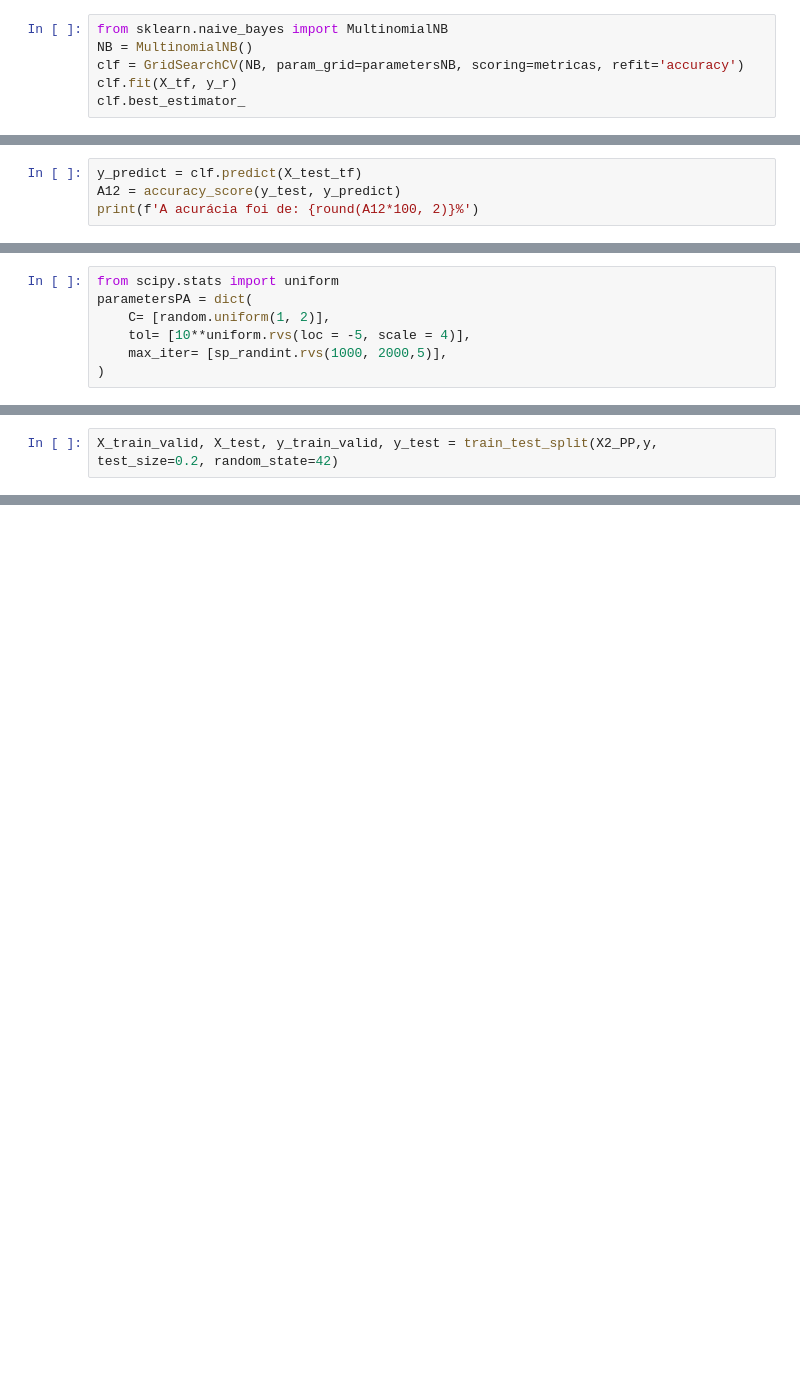
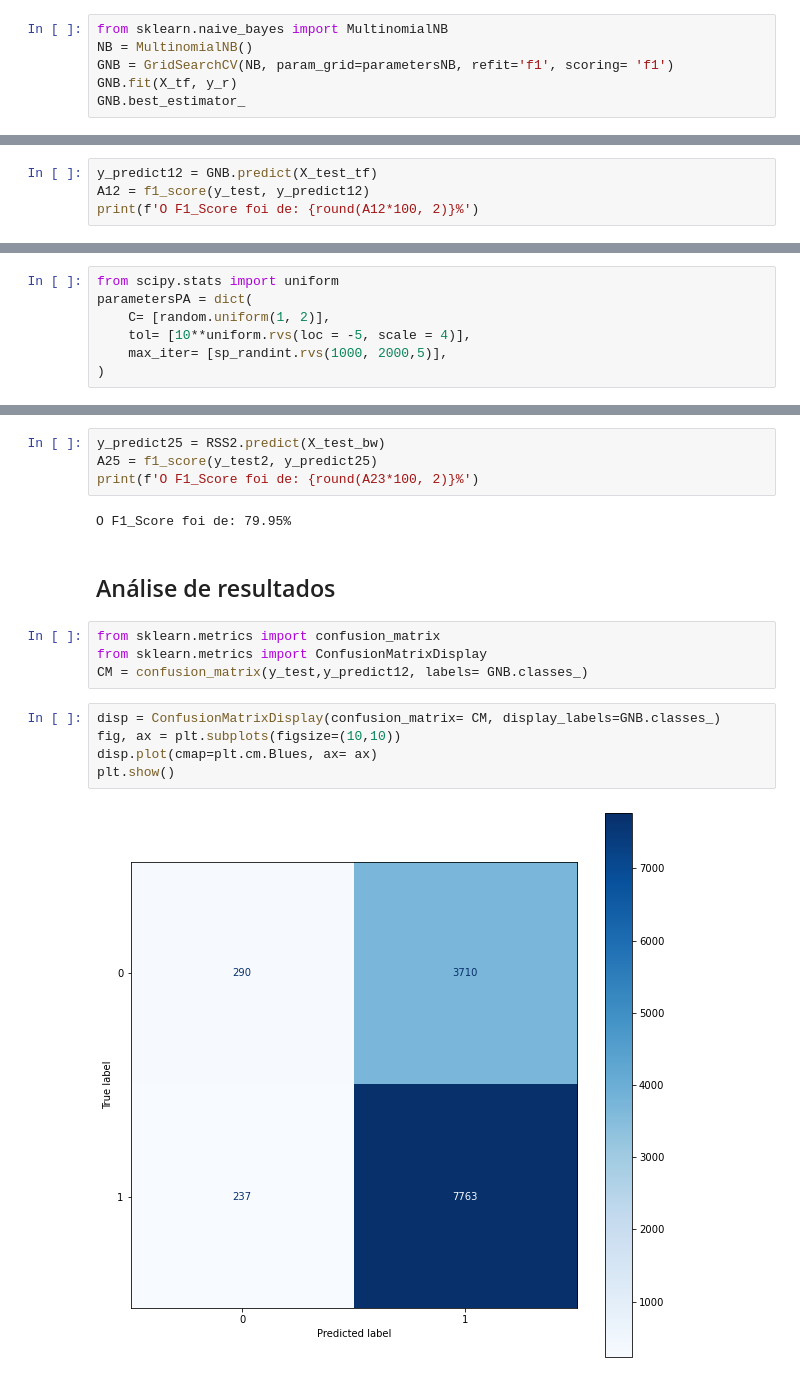
Before and after one commit to juliomaced0/Mentoria_Python_IA, a Jupyter notebook: Trabalho_Final/Trabalho Final.ipynb, the cells around one changed output, grey strips where cells are left out. Saved outputs shown, nothing was run; the diff lists cells and outputs as text; blank space fills up the shorter version.

```diff
--- a/Trabalho_Final/Trabalho Final.ipynb
+++ b/Trabalho_Final/Trabalho Final.ipynb
@@ -483,7 +480,7 @@ parametersNB = {'alpha':[1.0, 0.5, 1.5],
 # %%
 from sklearn.naive_bayes import MultinomialNB
 NB = MultinomialNB()
-clf = GridSearchCV(NB, param_grid=parametersNB, scoring=metricas, refit='accuracy')
-clf.fit(X_tf, y_r)
-clf.best_estimator_
+GNB = GridSearchCV(NB, param_grid=parametersNB, refit='f1', scoring= 'f1')
+GNB.fit(X_tf, y_r)
+GNB.best_estimator_
 # %% [output]
@@ -491,5 +488,5 @@ MultinomialNB(alpha=0.5, fit_prior=False)
 # %%
-y_predict = clf.predict(X_test_tf)
-A12 = accuracy_score(y_test, y_predict)
-print(f'A acurácia foi de: {round(A12*100, 2)}%')
+y_predict12 = GNB.predict(X_test_tf)
+A12 = f1_score(y_test, y_predict12)
+print(f'O F1_Score foi de: {round(A12*100, 2)}%')
 # %% [output]
@@ -569,2 +554,0 @@ X2_PP = pd.DataFrame (lista, columns = ['comment'])
-# %%
-X_train_valid, X_test, y_train_valid, y_test = train_test_split(X2_PP,y, test_size=0.2, random_state=42)
@@ -650,0 +710,19 @@ print(f'A acurácia foi de: {round(A24*100, 2)}%')
+# %%
+y_predict25 = RSS2.predict(X_test_bw)
+A25 = f1_score(y_test2, y_predict25)
+print(f'O F1_Score foi de: {round(A23*100, 2)}%')
+# %% [output]
+O F1_Score foi de: 79.95%
+# %% [markdown]
+## Análise de resultados
+# %%
+from sklearn.metrics import confusion_matrix
+from sklearn.metrics import ConfusionMatrixDisplay
+CM = confusion_matrix(y_test,y_predict12, labels= GNB.classes_)
+# %%
+disp = ConfusionMatrixDisplay(confusion_matrix= CM, display_labels=GNB.classes_)
+fig, ax = plt.subplots(figsize=(10,10))
+disp.plot(cmap=plt.cm.Blues, ax= ax)
+plt.show()
+# %% [output]
+[figure, added]
```
Also changed, not shown: parts of 129 cells of this notebook.
